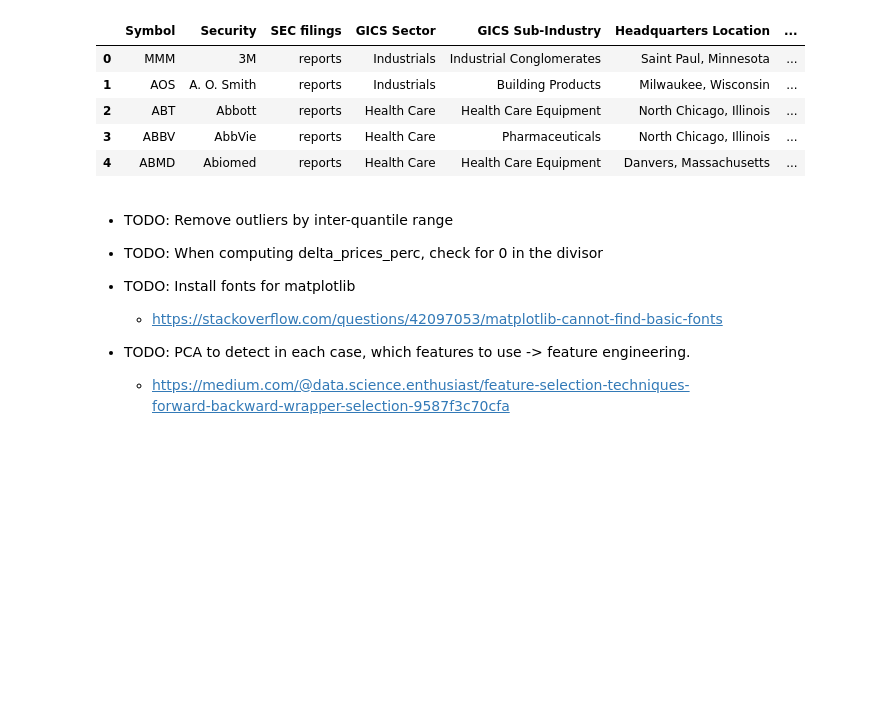
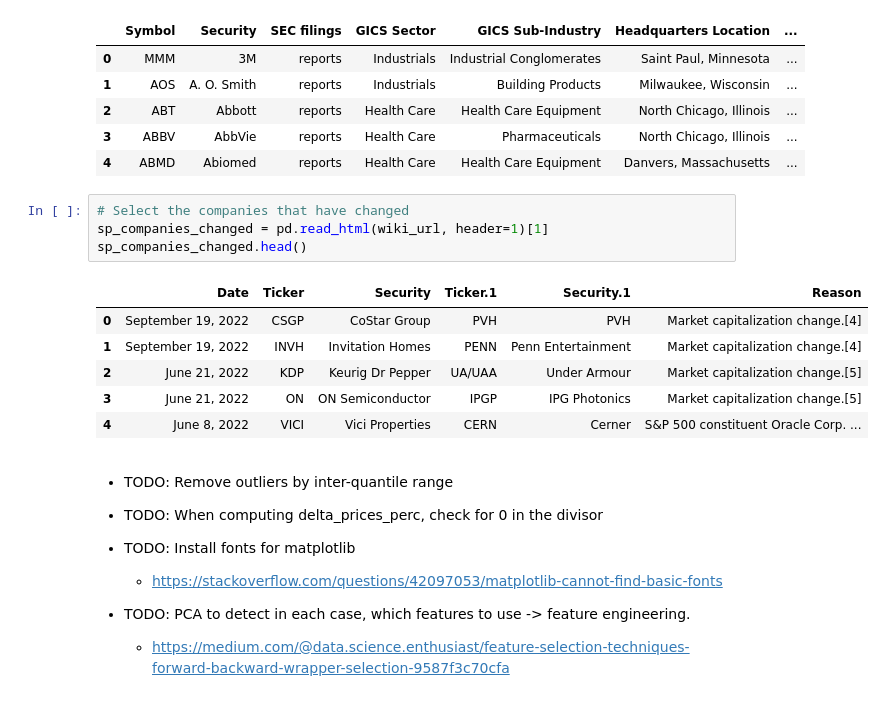
Before and after one commit to Nil-Andreu/forecasting-app, a Jupyter notebook: injestion/injestion/01. Yahoo Finance API.ipynb, the cells around one changed output. Cells and saved outputs as stored; diff of their text form; blank space fills up the shorter version.

Commit message:
[NEW] Select changed companies in S&P 500

```diff
--- a/injestion/injestion/01. Yahoo Finance API.ipynb
+++ b/injestion/injestion/01. Yahoo Finance API.ipynb
@@ -317,6 +317,17 @@ sp_companies.head()
 | 2 | ABT | Abbott | reports | Health Care | Health Care Equipment | North Chicago, Illinois | ... |
 | 3 | ABBV | AbbVie | reports | Health Care | Pharmaceuticals | North Chicago, Illinois | ... |
 | 4 | ABMD | Abiomed | reports | Health Care | Health Care Equipment | Danvers, Massachusetts | ... |
+# %%
+# Select the companies that have changed
+sp_companies_changed = pd.read_html(wiki_url, header=1)[1]
+sp_companies_changed.head()
+# %% [output]
+|  | Date | Ticker | Security | Ticker.1 | Security.1 | Reason |
+| 0 | September 19, 2022 | CSGP | CoStar Group | PVH | PVH | Market capitalization change.[4] |
+| 1 | September 19, 2022 | INVH | Invitation Homes | PENN | Penn Entertainment | Market capitalization change.[4] |
+| 2 | June 21, 2022 | KDP | Keurig Dr Pepper | UA/UAA | Under Armour | Market capitalization change.[5] |
+| 3 | June 21, 2022 | ON | ON Semiconductor | IPGP | IPG Photonics | Market capitalization change.[5] |
+| 4 | June 8, 2022 | VICI | Vici Properties | CERN | Cerner | S&P 500 constituent Oracle Corp. ... |
 # %% [markdown]
 - TODO: Remove outliers by inter-quantile range
 
```
